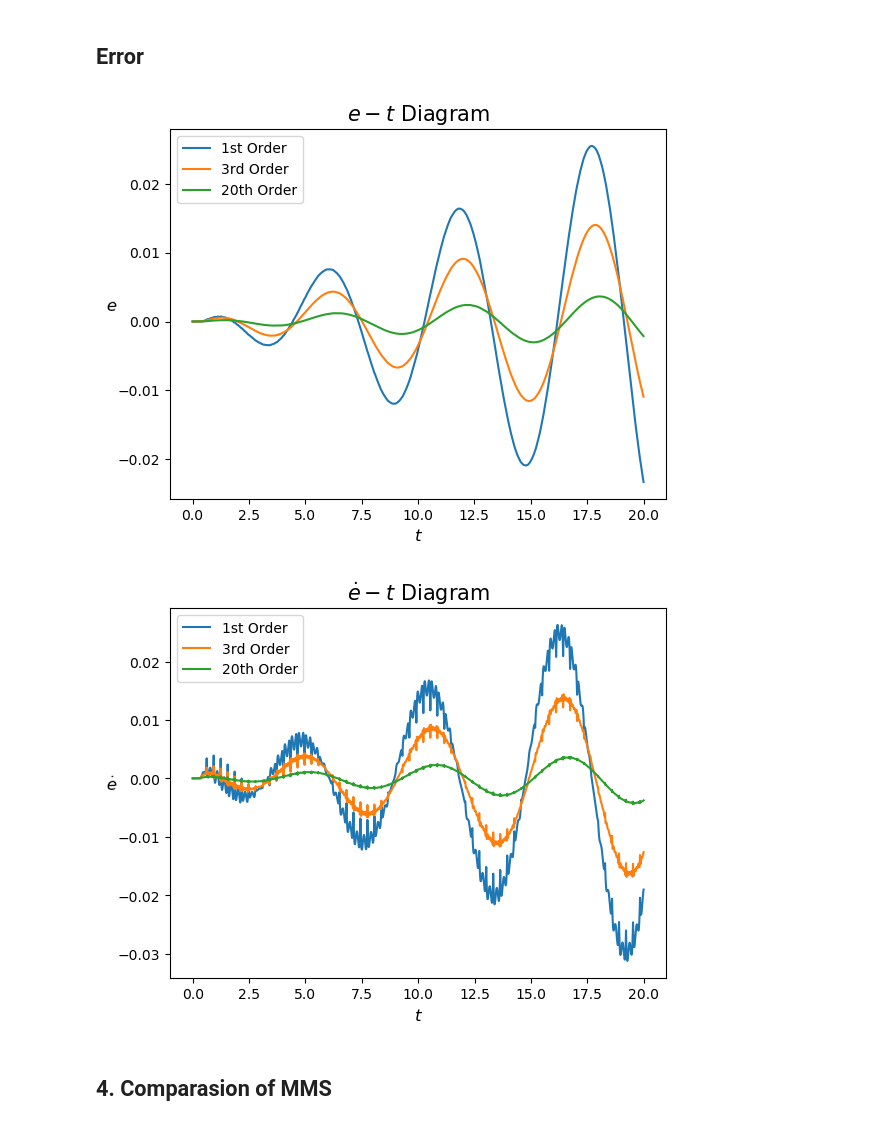
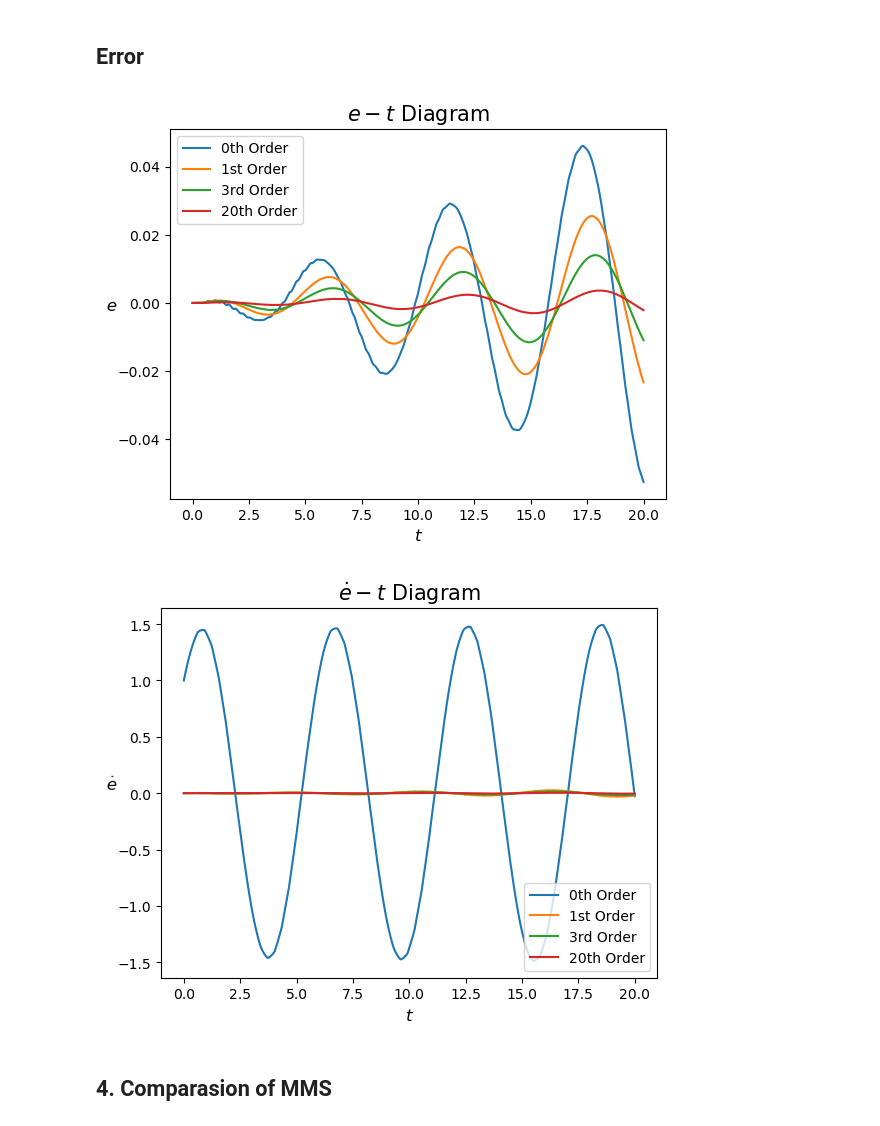
Before and after one commit to CTCingithub/HybridSysTest, a Jupyter notebook: 00Linear/Linear.ipynb, the cells around one changed output. Drawn from its saved outputs; the diff is of its cells as text; code cells hidden in the pictures.

```diff
--- a/00Linear/Linear.ipynb
+++ b/00Linear/Linear.ipynb
@@ -27,6 +27,7 @@ from utils import *
 plt.rcParams["font.serif"] = ["Times New Roman"]
 
 ODE_Sampling = "LinearSampling.ode"
+ODE_Order0 = "ConstantDelay.ode"
 ODE_Order1 = "ApproxSys/LinearApproxOrder1.ode"
 ODE_Order3 = "ApproxSys/LinearApproxOrder3.ode"
 ODE_Order20 = "ApproxSys/LinearApproxOrder20.ode"
@@ -36,6 +37,7 @@ ODE_Order20 = "ApproxSys/LinearApproxOrder20.ode"
 SamplingTime = 0.31
 SimulationTime = 20
 Data_Sampling = pyxpp.run(ODE_Sampling, ts=SamplingTime, total=SimulationTime)
+Data_Order0 = pyxpp.run(ODE_Order0, ts=1.5 * SamplingTime, total=SimulationTime)
 Data_Order1 = pyxpp.run(ODE_Order1, ts=SamplingTime, total=SimulationTime)
 Data_Order3 = pyxpp.run(ODE_Order3, ts=SamplingTime, total=SimulationTime)
 Data_Order20 = pyxpp.run(ODE_Order20, ts=SamplingTime, total=SimulationTime)
@@ -97,30 +102,32 @@ plt.show()
 # %% [markdown]
 ## Error
 # %%
+plt.plot(Data_Sampling[:, 0], Data_Order0[:, 1] - Data_Sampling[:, 1], label="0th Order")
 plt.plot(Data_Sampling[:, 0], Data_Order1[:, 1] - Data_Sampling[:, 1], label="1st Order")
 plt.plot(Data_Sampling[:, 0], Data_Order3[:, 1] - Data_Sampling[:, 1], label="3rd Order")
 plt.plot(
     Data_Sampling[:, 0], Data_Order20[:, 1] - Data_Sampling[:, 1], label="20th Order"
 )
 plt.title(r"$e-t$ Diagram", fontsize=15)
 plt.xlabel(r"$t$", fontsize=12)
 plt.ylabel(r"$e$", fontsize=12, rotation=np.pi / 2)
 plt.legend()
 plt.show()
 
+plt.plot(Data_Sampling[:, 0], Data_Order0[:, 1] - Data_Sampling[:, 2], label="0th Order")
 plt.plot(Data_Sampling[:, 0], Data_Order1[:, 2] - Data_Sampling[:, 2], label="1st Order")
 plt.plot(Data_Sampling[:, 0], Data_Order3[:, 2] - Data_Sampling[:, 2], label="3rd Order")
 plt.plot(
     Data_Sampling[:, 0], Data_Order20[:, 2] - Data_Sampling[:, 2], label="20th Order"
 )
 plt.title(r"$\dot{e}-t$ Diagram", fontsize=15)
 plt.xlabel(r"$t$", fontsize=12)
 plt.ylabel(r"$\dot{e}$", fontsize=12, rotation=np.pi / 2)
 plt.legend()
 plt.show()
 # %% [output]
-[figure, old version]
+[figure, new version]
-[figure, old version]
+[figure, new version]
 # %% [markdown]
 ## 4. Comparasion of MMS
 # %% [markdown]
```
Also changed, not shown: parts of 1 cell of this notebook.
